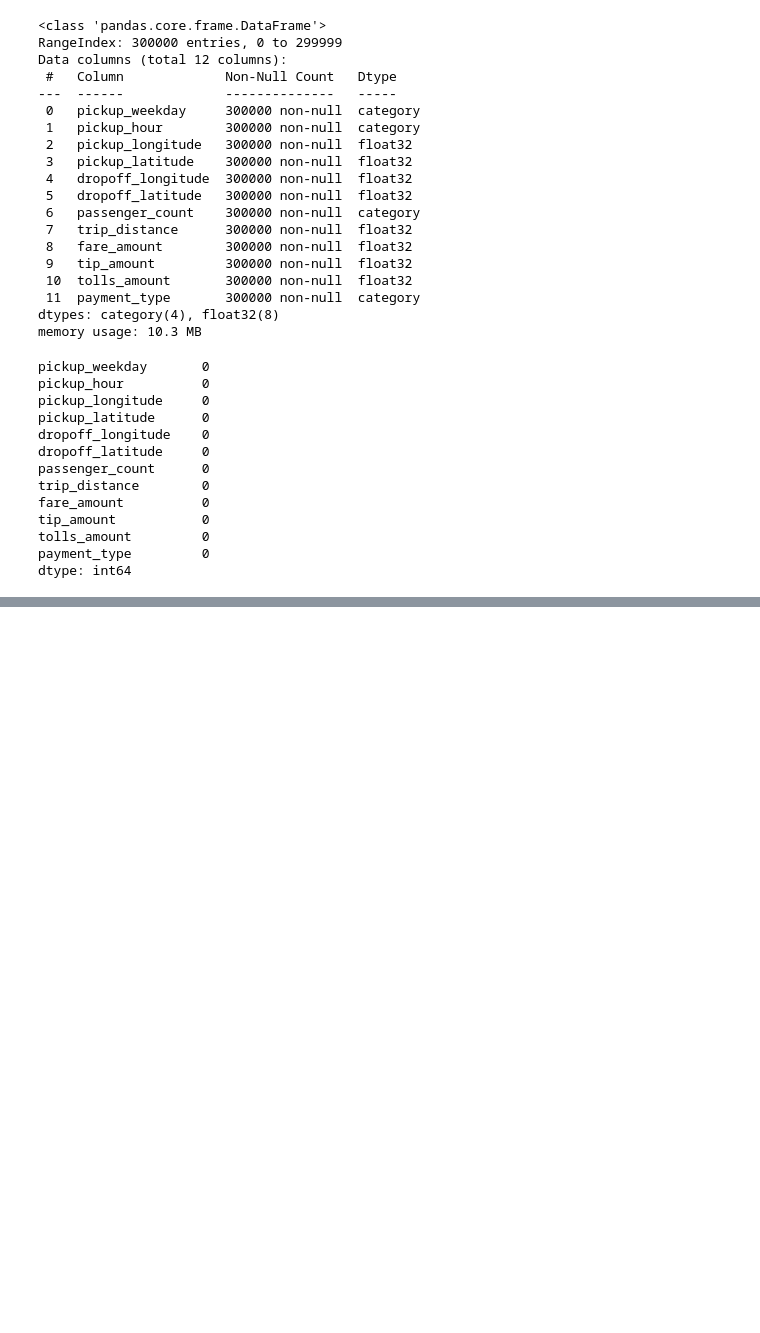
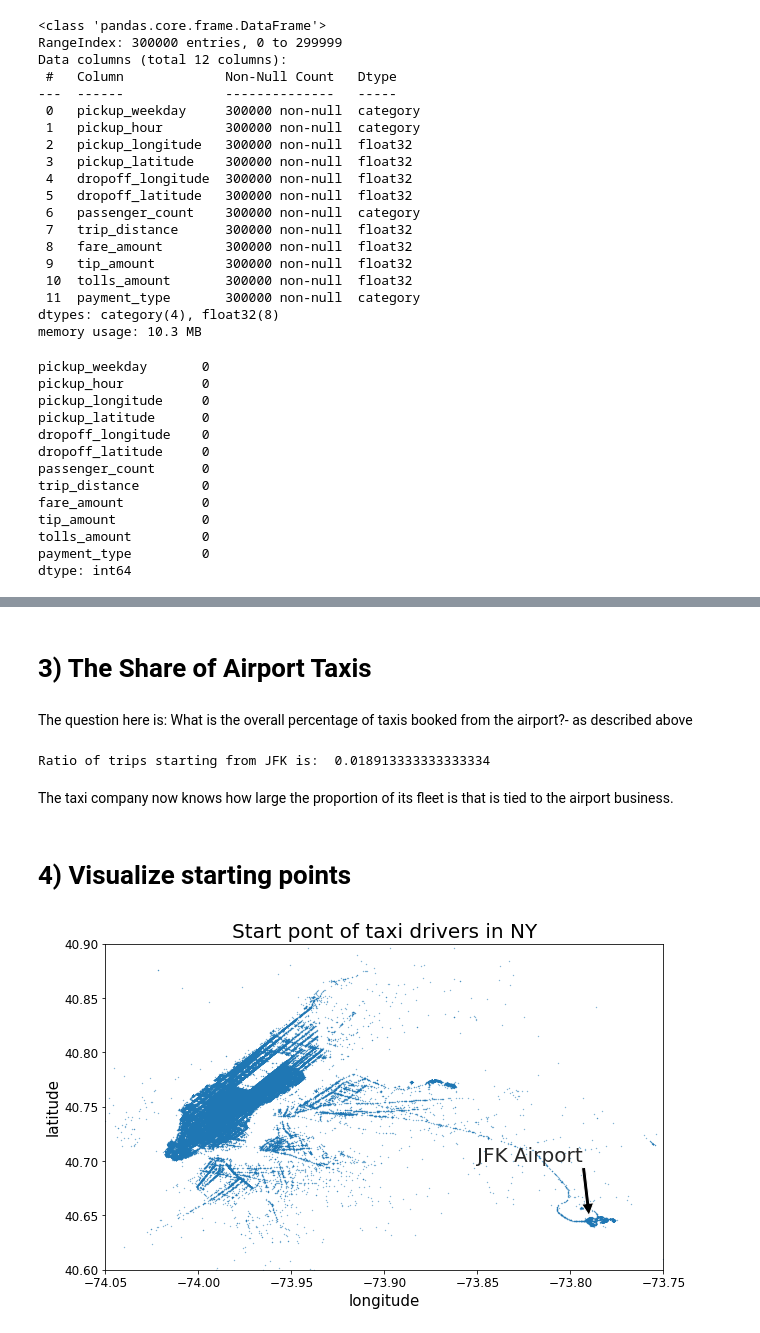
Before and after one commit to itsalwaysamir/dataanalysis-taxidata-nyjfk, a Jupyter notebook: analysis-of-taxi-data.ipynb, the cells around one changed output, grey strips where cells are left out. Saved outputs shown, nothing was run; the diff lists cells and outputs as text; code cells hidden in the pictures; blank space fills up the shorter version.

Commit message:
Kaggle Notebook | Analysis of Taxi Data | Version 2

```diff
--- a/analysis-of-taxi-data.ipynb
+++ b/analysis-of-taxi-data.ipynb
@@ -186,0 +264,40 @@ dtype: int64
+# %% [markdown]
+# **3) The Share of Airport Taxis**
+# %% [markdown]
+The question here is: What is the overall percentage of taxis booked from the airport?- as described above
+# %%
+# What is the ratio of trips starting from JFK?
+print(f'Ratio of trips starting from JFK is: ', df_jfk.shape[0] / df.shape[0])
+# %% [output]
+Ratio of trips starting from JFK is:  0.018913333333333334
+# %% [markdown]
+The taxi company now knows how large the proportion of its fleet is that is tied to the airport business.
+# %% [markdown]
+# **4) Visualize starting points**
+# %%
+# Import matplotlib and magic command
+import matplotlib.pyplot as plt
+import seaborn as sns
+%matplotlib inline
+
+
+fig, ax = plt.subplots(figsize=(10,6))
+ax = sns.regplot(x="pickup_longitude", y="pickup_latitude", data=df,
+                 scatter=True, fit_reg=False, scatter_kws={"s": 0.1})
+sns.set_style("darkgrid")
+
+# Add annotation
+ax.annotate(text='JFK Airport',
+            xy=[-73.79,40.65],
+            xytext=[-73.85,40.7],
+            arrowprops=dict(facecolor='black'),fontsize=20);
+
+ax.set_title('Start pont of taxi drivers in NY',fontsize=20);
+ax.set_xlabel('longitude',fontsize=15)
+ax.set_ylabel('latitude', fontsize=15)
+ax.set(xlim=[-74.05, -73.75],
+       ylim=[40.60, 40.90]);  # adjust axis limits
+#set tick labels font size for both axes
+plt.tick_params(axis='both', which='major', labelsize=12)
+# %% [output]
+[figure, added]
```
Also changed, not shown: parts of 20 cells of this notebook.
